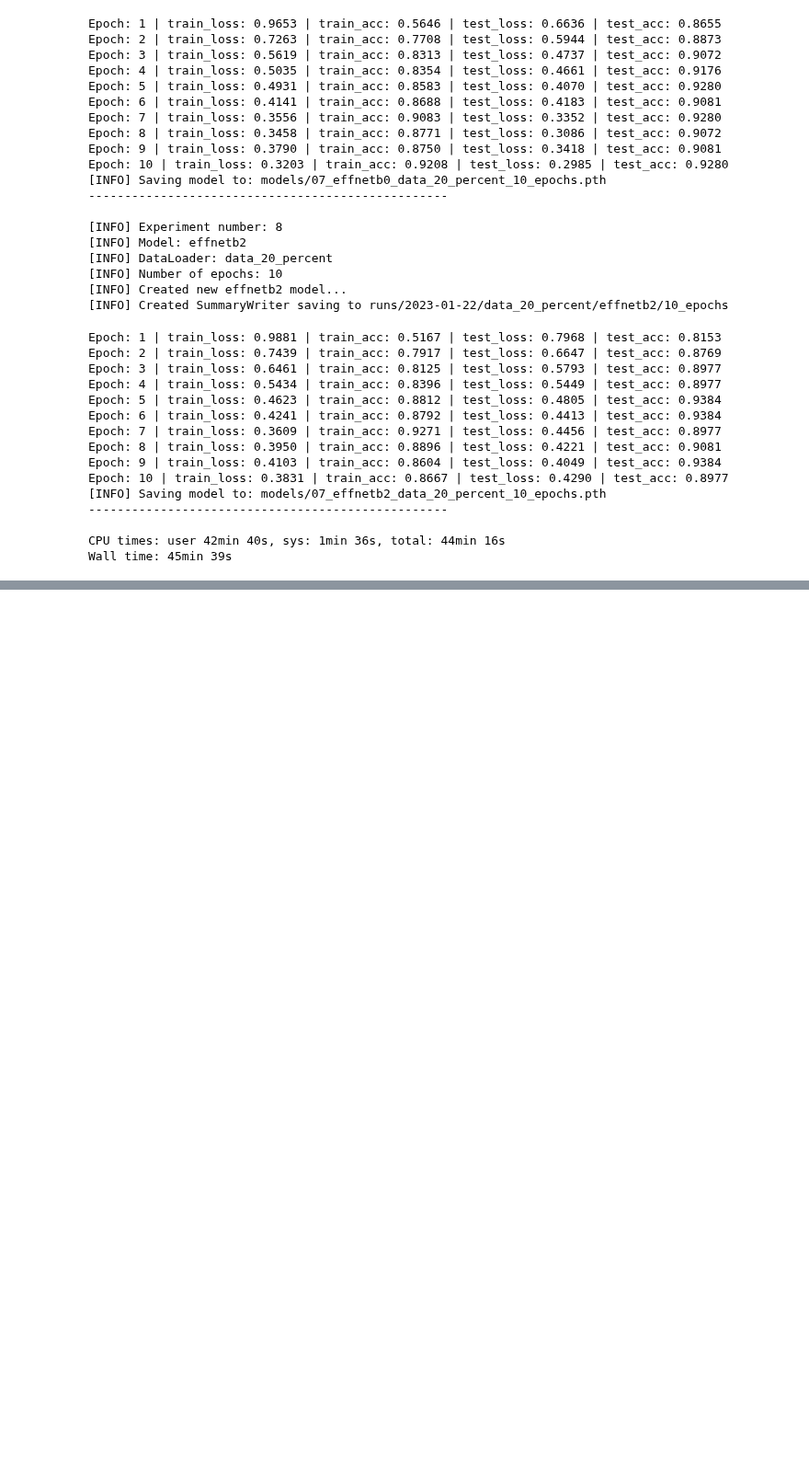
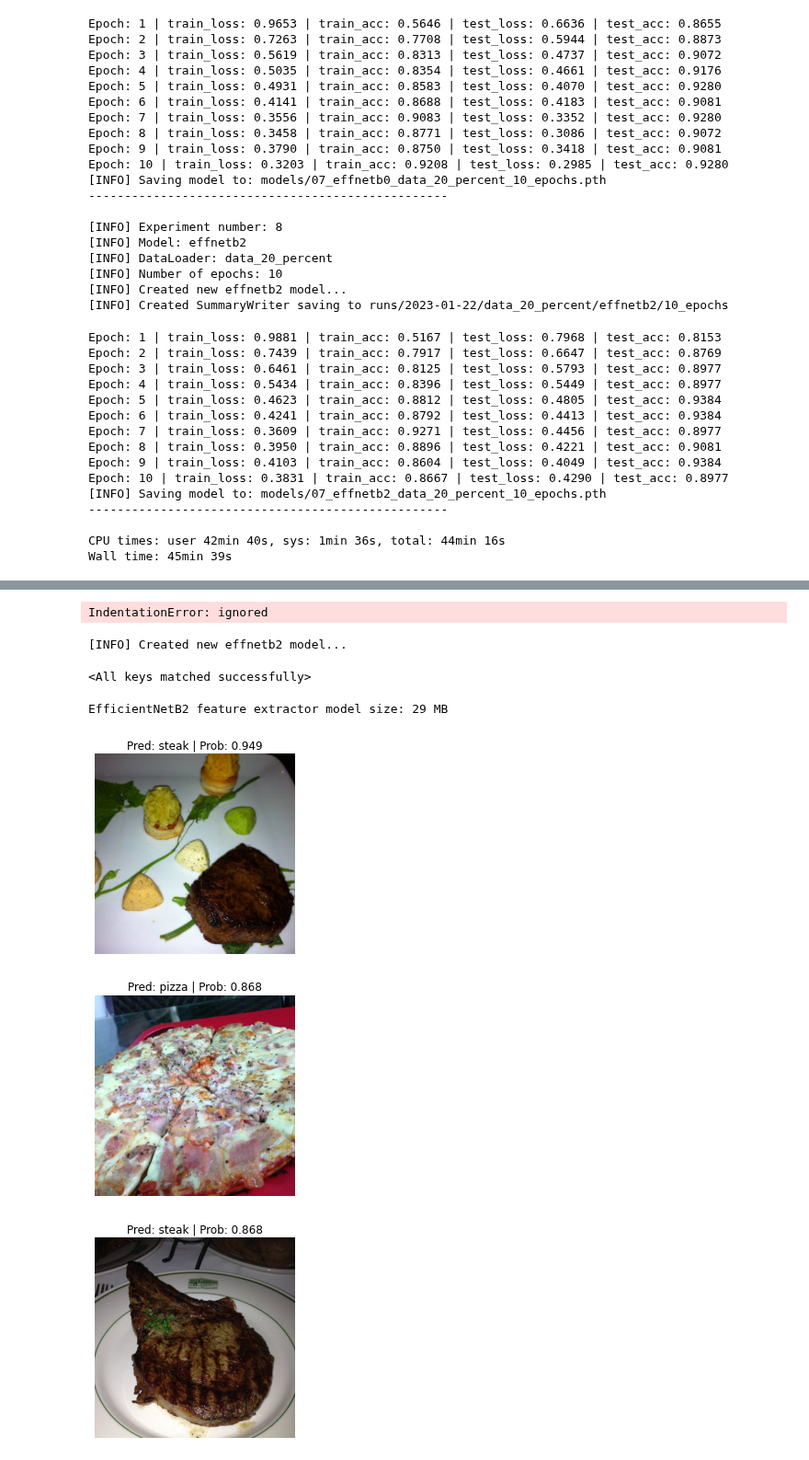
Before and after one commit to qarimbas/pytorch-deep-learning-course, a Jupyter notebook: 07_pytorch_experiment_tracking_video.ipynb, the cells around one changed output, grey strips where cells are left out. Shown at 92% size. Cells and saved outputs as stored; diff of their text form; code cells hidden in the pictures; blank space fills up the shorter version.

```diff
--- a/07_pytorch_experiment_tracking_video.ipynb
+++ b/07_pytorch_experiment_tracking_video.ipynb
@@ -986,0 +996,51 @@ Wall time: 45min 39s
+# %%
+
+# # Upload the results to TensorBoard.dev (uncomment to try it out)
+!tensorboard dev upload --logdir runs \
+    --name "07. PyTorch Experiment Tracking: FoodVision Mini model result (video)" \
+    --description "Comparing results of different model size, training data amount and training time."
+    --one_shot
+# %% [output]
+IndentationError: ignored
+# %%
+
+# Setup best model filepath
+best_model_path = "models/07_effnetb2_data_20_percent_10_epochs.pth"
+
+# Instantiate a new instance of EffNetB2 (to load in the saved state_dict())
+best_model = create_effnetb2()
+
+# Load the saved best model state_dict()
+best_model.load_state_dict(torch.load(best_model_path))
+# %% [output]
+[INFO] Created new effnetb2 model...
+<All keys matched successfully>
+# %%
+# Check the model file size
+from pathlib import Path
+
+# Get the model size in bytes then convert it to megabytes
+effnetb2_model_size = Path(best_model_path).stat().st_size // (1024*1024)
+print(f"EfficientNetB2 feature extractor model size: {effnetb2_model_size} MB")
+# %% [output]
+EfficientNetB2 feature extractor model size: 29 MB
+# %%
+# Import function to make prediction on images and plot them
+from going_modular.going_modular.predictions import pred_and_plot_image
+
+# Get a random list of 3 image path names from the test dataset
+import random
+num_images_to_plot = 3
+test_image_path_list = list(Path(data_20_percent_path / "test").glob("*/*.jpg"))
+test_image_path_sample = random.sample(test_image_path_list,
+                                       k=num_images_to_plot)
+
+for image_path in test_image_path_sample:
+  pred_and_plot_image(model=best_model,
+                      image_path=image_path,
+                      class_names=class_names,
+                      image_size=(224, 224))
+# %% [output]
+[figure, added]
+[figure, added]
+[figure, added]
```
Also changed, not shown: parts of 3 cells of this notebook.
